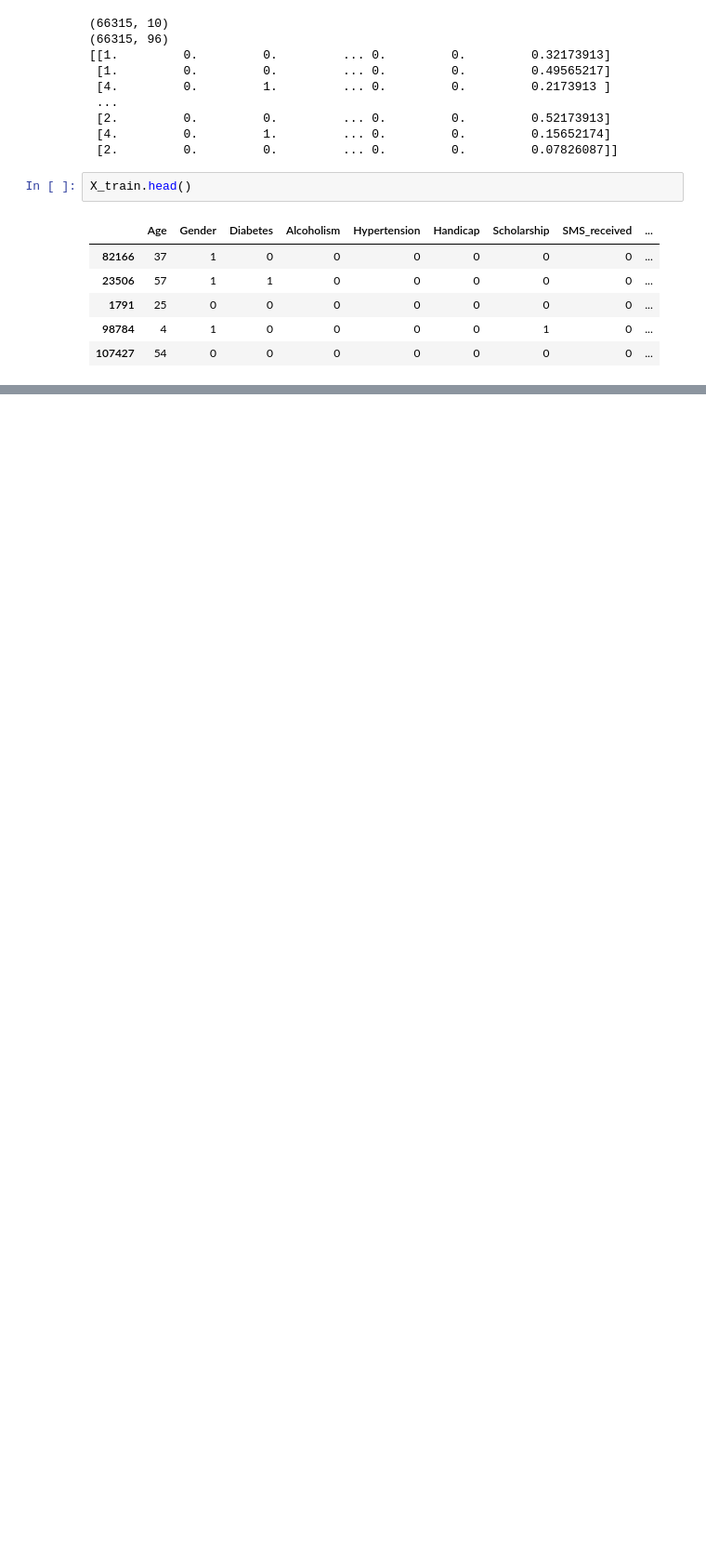
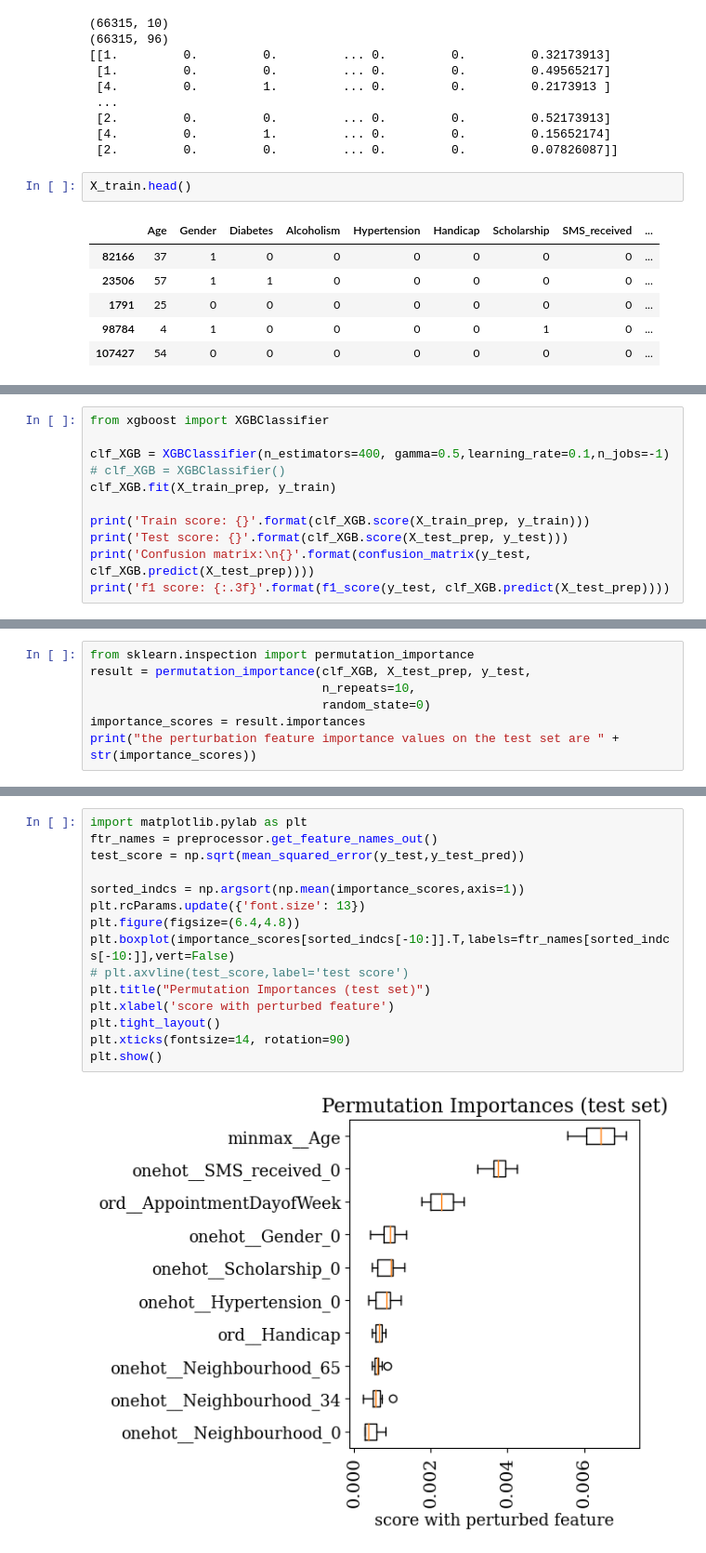
Before and after one commit to f18bc/data1030project, a Jupyter notebook: src/Final Project.ipynb, the cells around one changed output, grey strips where cells are left out. Shown at 93% size. Drawn from its saved outputs; the diff is of its cells as text; blank space fills up the shorter version.

```diff
--- a/src/Final Project.ipynb
+++ b/src/Final Project.ipynb
@@ -821,0 +1068,11 @@ weighted avg       0.70      0.77      0.72     22106
+# %%
+from xgboost import XGBClassifier
+
+clf_XGB = XGBClassifier(n_estimators=400, gamma=0.5,learning_rate=0.1,n_jobs=-1)
+# clf_XGB = XGBClassifier()
+clf_XGB.fit(X_train_prep, y_train)
+
+print('Train score: {}'.format(clf_XGB.score(X_train_prep, y_train)))
+print('Test score: {}'.format(clf_XGB.score(X_test_prep, y_test)))
+print('Confusion matrix:\n{}'.format(confusion_matrix(y_test, clf_XGB.predict(X_test_prep))))
+print('f1 score: {:.3f}'.format(f1_score(y_test, clf_XGB.predict(X_test_prep))))
@@ -821,0 +1103,7 @@ weighted avg       0.70      0.77      0.72     22106
+# %%
+from sklearn.inspection import permutation_importance
+result = permutation_importance(clf_XGB, X_test_prep, y_test,
+                                n_repeats=10,
+                                random_state=0)
+importance_scores = result.importances
+print("the perturbation feature importance values on the test set are " +  str(importance_scores))
@@ -821,0 +1128,17 @@ weighted avg       0.70      0.77      0.72     22106
+# %%
+import matplotlib.pylab as plt
+ftr_names = preprocessor.get_feature_names_out()
+test_score = np.sqrt(mean_squared_error(y_test,y_test_pred))
+
+sorted_indcs = np.argsort(np.mean(importance_scores,axis=1))
+plt.rcParams.update({'font.size': 13})
+plt.figure(figsize=(6.4,4.8))
+plt.boxplot(importance_scores[sorted_indcs[-10:]].T,labels=ftr_names[sorted_indcs[-10:]],vert=False)
+# plt.axvline(test_score,label='test score')
+plt.title("Permutation Importances (test set)")
+plt.xlabel('score with perturbed feature')
+plt.tight_layout()
+plt.xticks(fontsize=14, rotation=90)
+plt.show()
+# %% [output]
+[figure, added]
```
Also changed, not shown: parts of 59 cells of this notebook, 1 other file.
